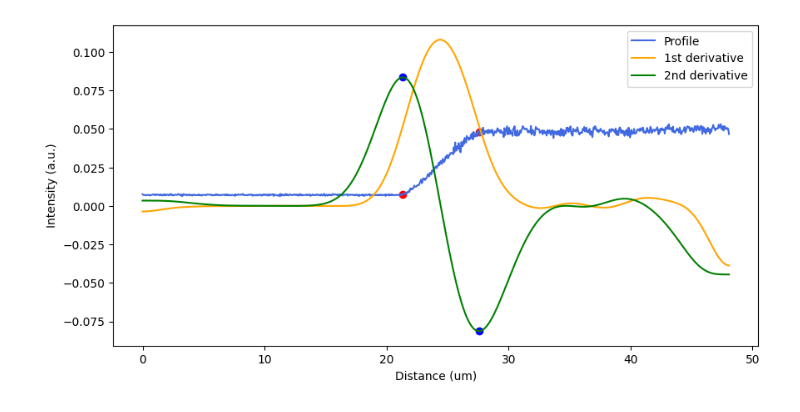
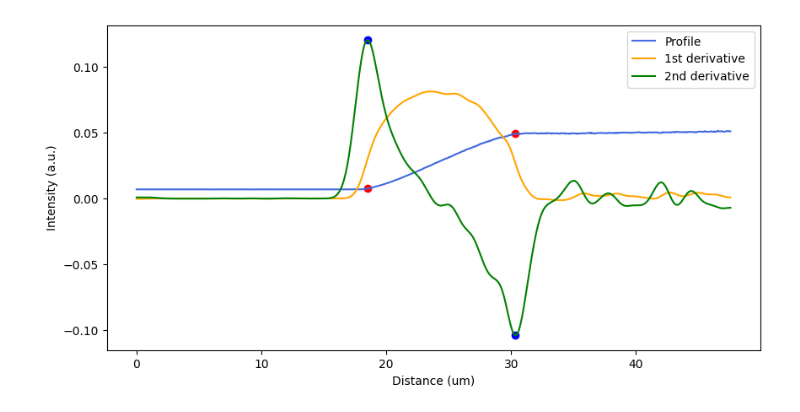
Before and after one commit to IMBalENce/openECCI, a Jupyter notebook: tutorials/05_ebeam_conv_angle_measurement.ipynb, the cells around one changed output. Saved outputs shown, nothing was run; the diff lists cells and outputs as text; code cells hidden in the pictures.

Commit message:
Refine tutorial notebooks, optimization and stagecomputation modules

```diff
--- a/tutorials/05_ebeam_conv_angle_measurement.ipynb
+++ b/tutorials/05_ebeam_conv_angle_measurement.ipynb
@@ -13,0 +17,6 @@ aperture_img_file = os.path.join(aperture_img_path, aperture_img_filename)
+# %%
+%matplotlib inline
+
+hole_img_path = Path('../data/faraday_cage/mode1/')
+hole_img_filename = 'HV20.0_curr13nA.tif'
+hole_img_file = os.path.join(hole_img_path, hole_img_filename)
@@ -14,2 +25,2 @@ aperture_img_file = os.path.join(aperture_img_path, aperture_img_filename)
 # %%
-conv = optimization.convergence_angle_measurement(aperture_img_file)
+conv = optimization.convergence_angle_measurement(hole_img_file)
@@ -20,4 +41,4 @@ centroid = conv.find_centroid(threshold=30000, plot=True)
 # %%
-a = conv.get_profile_from_angle(angle=0 ,filter_sigma=30, plot=True)
+profile, gradient_1st, gradient_2nd = conv.get_profile_from_angle(angle=0 ,filter_sigma=10, plot=True)
 # %% [output]
-[figure, old version]
+[figure, new version]
```
Also changed, not shown: parts of 10 cells of this notebook, 5 other files.
